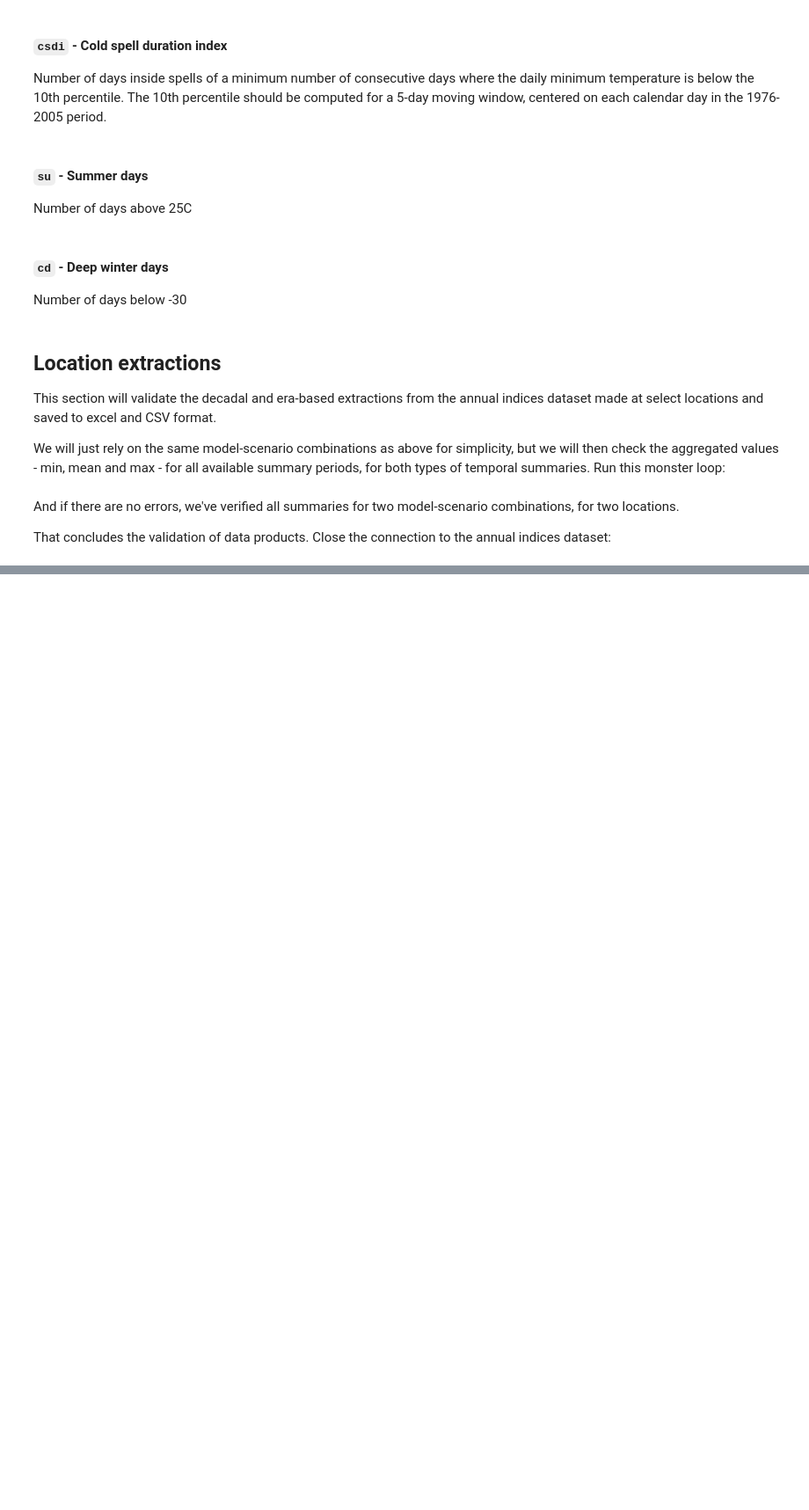
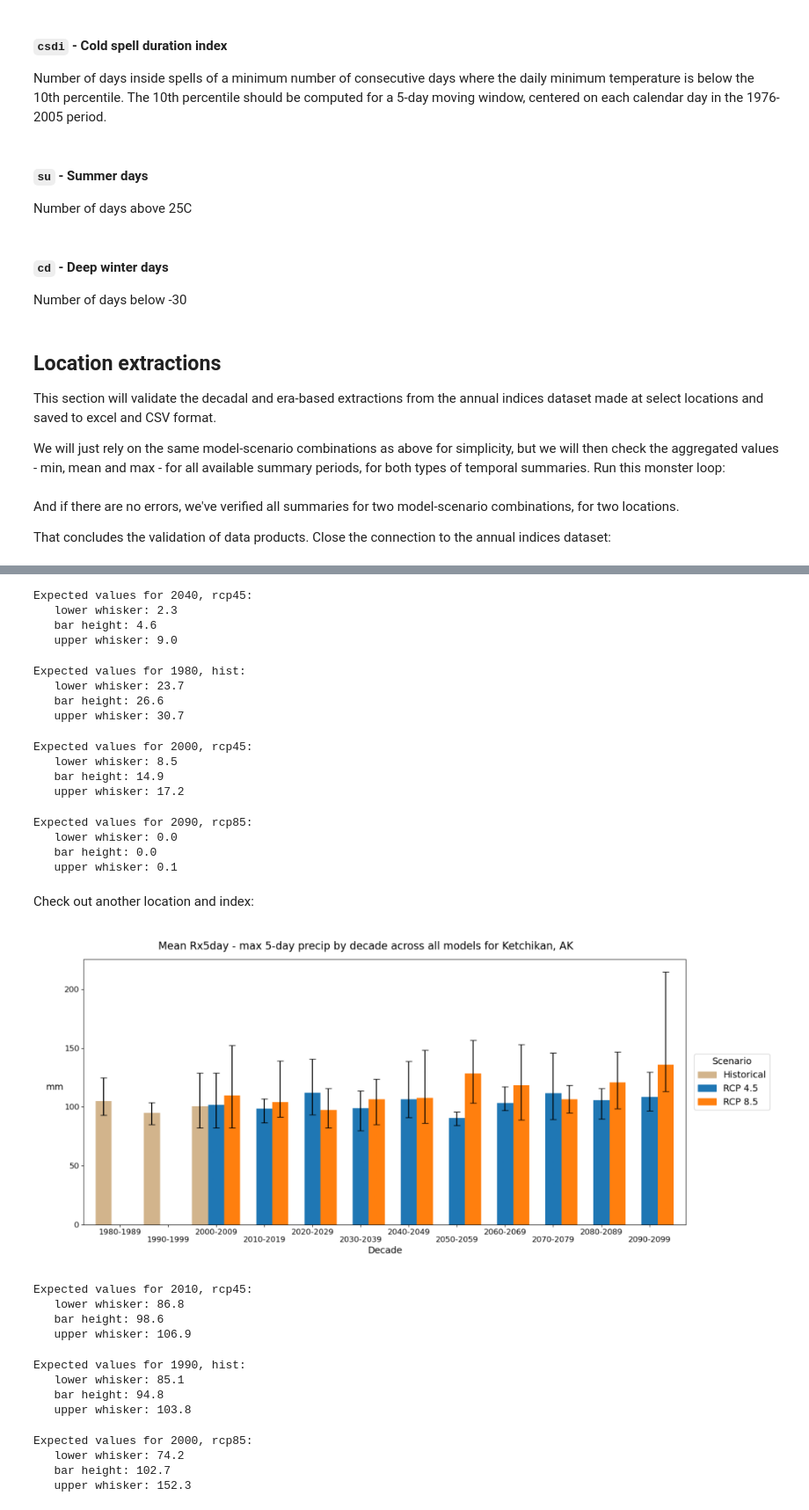
Before and after one commit to ua-snap/tbec-processing, a Jupyter notebook: qc.ipynb, the cells around one changed output, grey strips where cells are left out. Shown: that part at 88% size. Cells and saved outputs as stored; diff of their text form; code cells hidden in the pictures; blank space fills up the shorter version.

```diff
--- a/qc.ipynb
+++ b/qc.ipynb
@@ -305,0 +376,58 @@ ds.close()
+# %%
+compute_expected_values(index, aggr_var, location, "rcp45", 2040)
+# %% [output]
+Expected values for 2040, rcp45:
+   lower whisker: 2.3
+   bar height: 4.6
+   upper whisker: 9.0
+# %%
+compute_expected_values(index, aggr_var, location, "hist", 1980)
+# %% [output]
+Expected values for 1980, hist:
+   lower whisker: 23.7
+   bar height: 26.6
+   upper whisker: 30.7
+# %%
+compute_expected_values(index, aggr_var, location, "rcp45", 2000)
+# %% [output]
+Expected values for 2000, rcp45:
+   lower whisker: 8.5
+   bar height: 14.9
+   upper whisker: 17.2
+# %%
+compute_expected_values(index, aggr_var, location, "rcp85", 2090)
+# %% [output]
+Expected values for 2090, rcp85:
+   lower whisker: 0.0
+   bar height: 0.0
+   upper whisker: 0.1
+# %% [markdown]
+Check out another location and index:
+# %%
+index = "rx5day"
+aggr_var = "max"
+location = "Ketchikan"
+plot_decadal_barplot(index, aggr_var, location)
+# %% [output]
+[figure, added]
+# %%
+compute_expected_values(index, aggr_var, location, "rcp45", 2010)
+# %% [output]
+Expected values for 2010, rcp45:
+   lower whisker: 86.8
+   bar height: 98.6
+   upper whisker: 106.9
+# %%
+compute_expected_values(index, aggr_var, location, "hist", 1990)
+# %% [output]
+Expected values for 1990, hist:
+   lower whisker: 85.1
+   bar height: 94.8
+   upper whisker: 103.8
+# %%
+compute_expected_values(index, aggr_var, location, "rcp85", 2000)
+# %% [output]
+Expected values for 2000, rcp85:
+   lower whisker: 74.2
+   bar height: 102.7
+   upper whisker: 152.3
```
Also changed, not shown: parts of 9 cells of this notebook.
